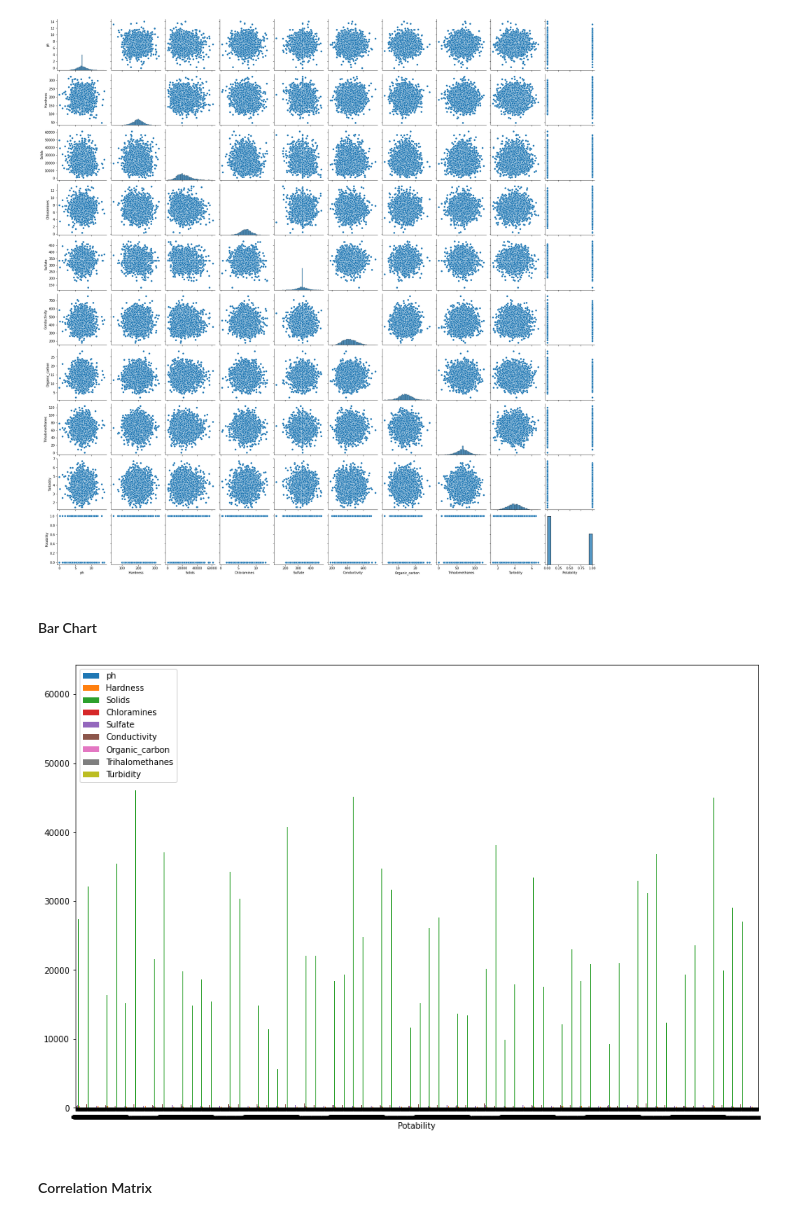
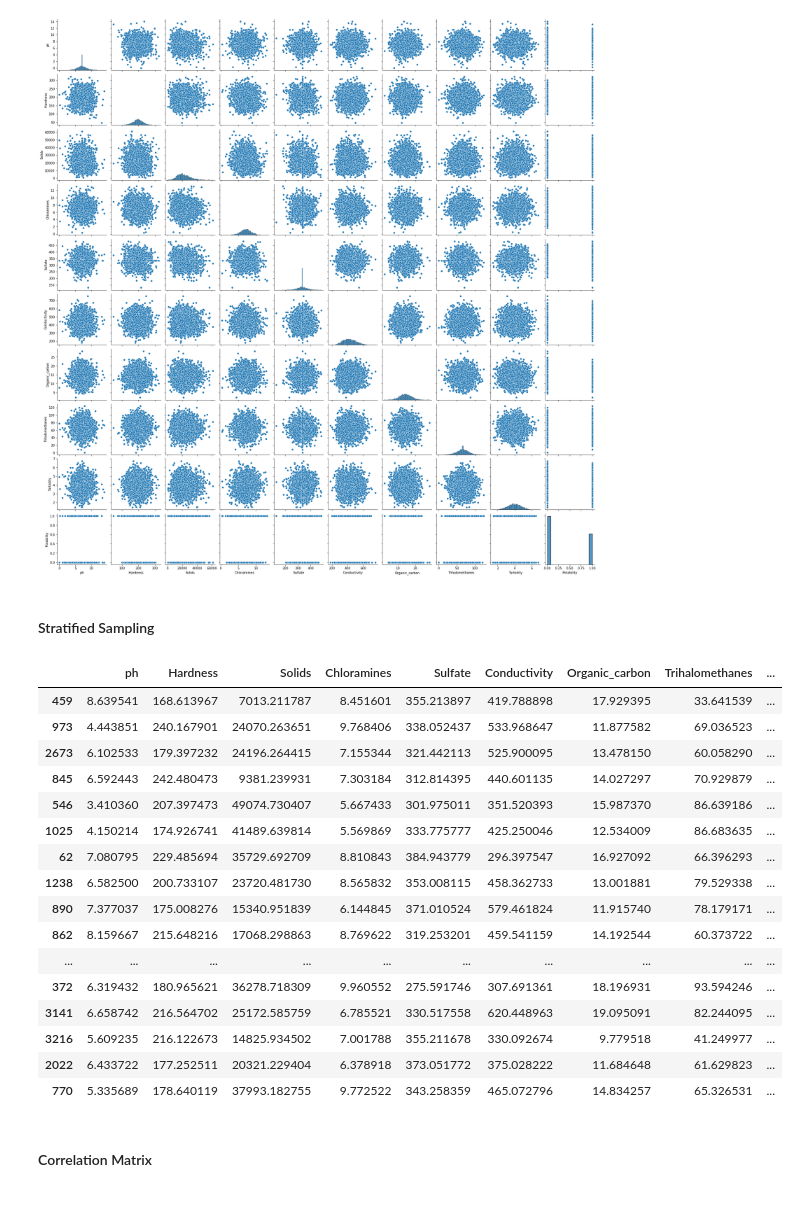
Before and after one commit to thesua7/Water-Potability-Prediction, a Jupyter notebook: Water Quality Prediction.ipynb, the cells around one changed output. Drawn from its saved outputs; the diff is of its cells as text; code cells hidden in the pictures.

```diff
--- a/Water Quality Prediction.ipynb
+++ b/Water Quality Prediction.ipynb
@@ -140,13 +179,27 @@ sns.pairplot(data)
 mplt.show()
 # %% [output]
 [figure]
-# %% [markdown]
-#### Bar Chart
-# %%
-df=pd.DataFrame(data,columns=["ph","Hardness","Solids","Chloramines","Sulfate","Conductivity","Organic_carbon","Trihalomethanes","Turbidity","Potability"])
-df.plot(x="Potability", y=["ph","Hardness","Solids","Chloramines","Sulfate","Conductivity","Organic_carbon","Trihalomethanes","Turbidity"], kind="bar",figsize=(15,10))
-mplt.show()
-# %% [output]
-[figure, removed]
+# %% [markdown]
+#### Stratified Sampling
+# %%
+data.groupby('Potability', group_keys=False).apply(lambda x: x.sample(10))
+# %% [output]
+|  | ph | Hardness | Solids | Chloramines | Sulfate | Conductivity | Organic_carbon | Trihalomethanes | ... |
+| 459 | 8.639541 | 168.613967 | 7013.211787 | 8.451601 | 355.213897 | 419.788898 | 17.929395 | 33.641539 | ... |
+| 973 | 4.443851 | 240.167901 | 24070.263651 | 9.768406 | 338.052437 | 533.968647 | 11.877582 | 69.036523 | ... |
+| 2673 | 6.102533 | 179.397232 | 24196.264415 | 7.155344 | 321.442113 | 525.900095 | 13.478150 | 60.058290 | ... |
+| 845 | 6.592443 | 242.480473 | 9381.239931 | 7.303184 | 312.814395 | 440.601135 | 14.027297 | 70.929879 | ... |
+| 546 | 3.410360 | 207.397473 | 49074.730407 | 5.667433 | 301.975011 | 351.520393 | 15.987370 | 86.639186 | ... |
+| 1025 | 4.150214 | 174.926741 | 41489.639814 | 5.569869 | 333.775777 | 425.250046 | 12.534009 | 86.683635 | ... |
+| 62 | 7.080795 | 229.485694 | 35729.692709 | 8.810843 | 384.943779 | 296.397547 | 16.927092 | 66.396293 | ... |
+| 1238 | 6.582500 | 200.733107 | 23720.481730 | 8.565832 | 353.008115 | 458.362733 | 13.001881 | 79.529338 | ... |
+| 890 | 7.377037 | 175.008276 | 15340.951839 | 6.144845 | 371.010524 | 579.461824 | 11.915740 | 78.179171 | ... |
+| 862 | 8.159667 | 215.648216 | 17068.298863 | 8.769622 | 319.253201 | 459.541159 | 14.192544 | 60.373722 | ... |
+| ... | ... | ... | ... | ... | ... | ... | ... | ... | ... |
+| 372 | 6.319432 | 180.965621 | 36278.718309 | 9.960552 | 275.591746 | 307.691361 | 18.196931 | 93.594246 | ... |
+| 3141 | 6.658742 | 216.564702 | 25172.585759 | 6.785521 | 330.517558 | 620.448963 | 19.095091 | 82.244095 | ... |
+| 3216 | 5.609235 | 216.122673 | 14825.934502 | 7.001788 | 355.211678 | 330.092674 | 9.779518 | 41.249977 | ... |
+| 2022 | 6.433722 | 177.252511 | 20321.229404 | 6.378918 | 373.051772 | 375.028222 | 11.684648 | 61.629823 | ... |
+| 770 | 5.335689 | 178.640119 | 37993.182755 | 9.772522 | 343.258359 | 465.072796 | 14.834257 | 65.326531 | ... |
 # %% [markdown]
 #### Correlation Matrix
```
Also changed, not shown: parts of 12 cells of this notebook.
